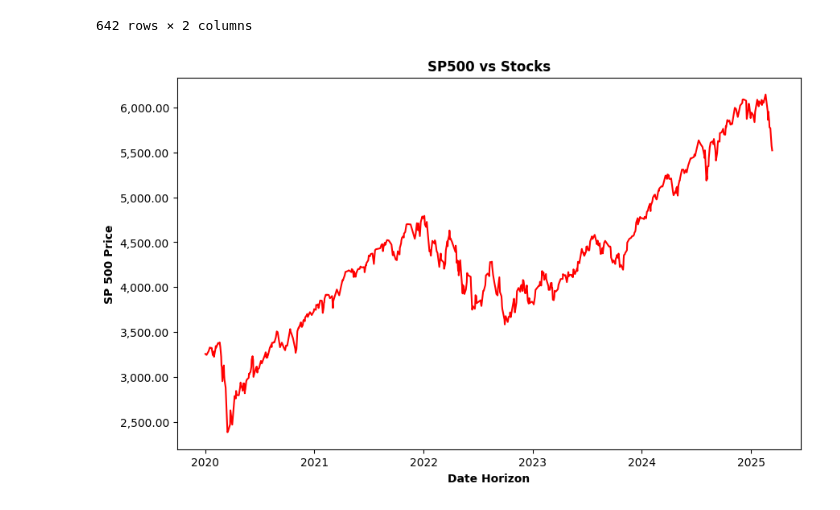
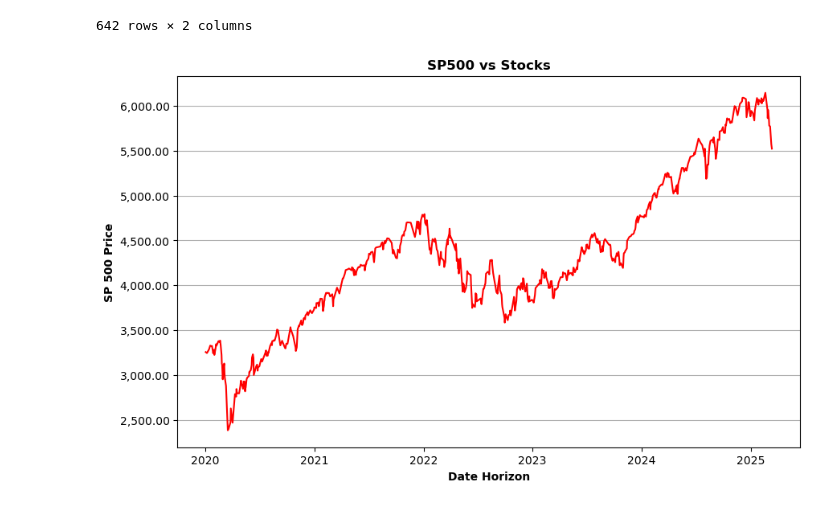
Before and after one commit to jasonrdz/economic-outlook, a Jupyter notebook: sp500.ipynb, the cells around one changed output. Cells and saved outputs as stored; diff of their text form; code cells hidden in the pictures.

```diff
--- a/sp500.ipynb
+++ b/sp500.ipynb
@@ -9,5 +48,8 @@ import matplotlib.pyplot as plt
+# %%
+current_working = os.getcwd()
+pathing = '/key/fred_key.json'
 # %%
-key_path  = "C:\\Users\\jabob\\fred\\key\\fred_key.json"
+key_path  = os.path.join(current_working+ pathing)
 
 with open(key_path) as f:
     config = json.load(f)
@@ -43,13 +85,14 @@ data
 # %%
 def sp500(dates = date_data, price = price_data):
     fig, ax1 = plt.subplots(figsize=(10, 6))  # Correct way to set figure size
     ax1.plot(data['date'], data['price'], color ='red')
     ax1.set_ylabel('SP 500 Price', fontweight= 'bold')
     ax1.set_xlabel('Date Horizon', fontweight = 'bold')
     ax1.set_title('SP500 vs Stocks', fontweight = 'bold')
     ax1.set_yticklabels([f"{y:,.2f}" for y in ax1.get_yticks()])
+    ax1.grid(axis = 'y')
 
 
 sp500()
 # %% [output]
-[figure, old version]
+[figure, new version]
```
Also changed, not shown: parts of 2 cells of this notebook, 3 other files.
